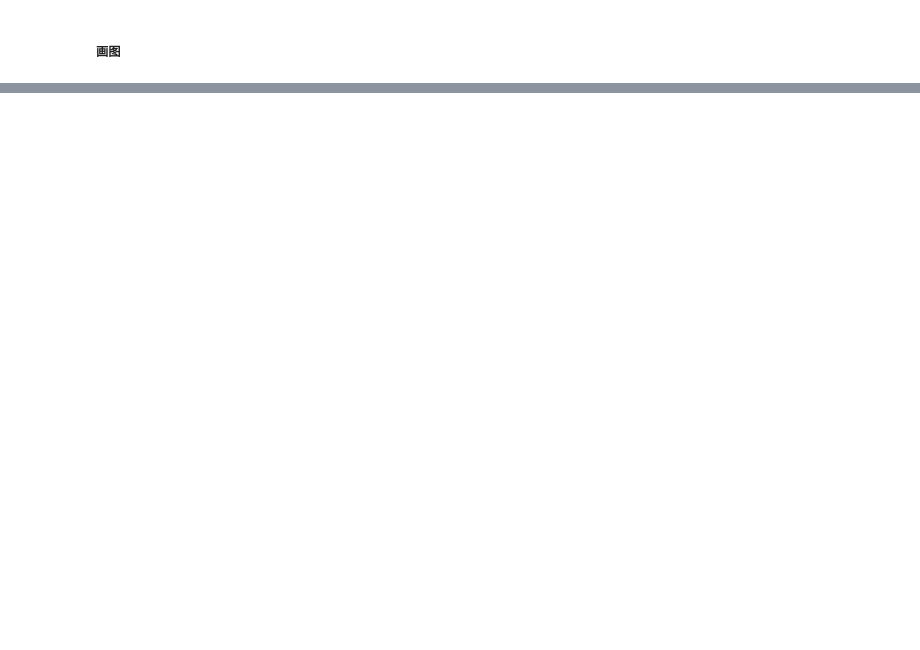
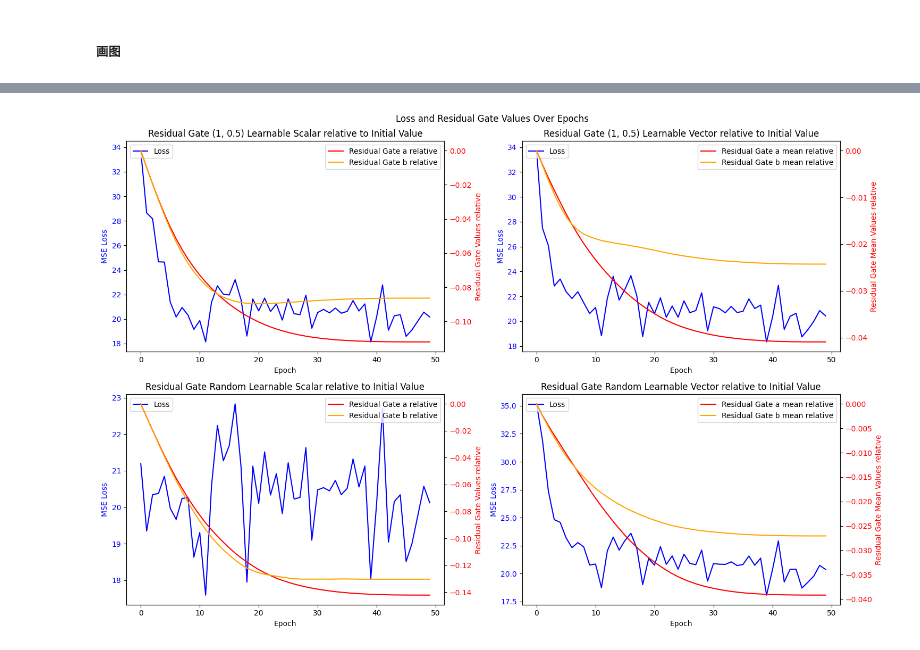
Before and after one commit to Bruce-lhq/looped-transformer-ablation-lab, a Jupyter notebook: Looped_Transformer.ipynb, the cells around one changed output, grey strips where cells are left out. Drawn from its saved outputs; the diff is of its cells as text; code cells hidden in the pictures; blank space fills up the shorter version.

```diff
--- a/Looped_Transformer.ipynb
+++ b/Looped_Transformer.ipynb
@@ -1161,0 +1169,64 @@ plt.show()
+# %%
+# 把loss和residual的变化画在一张图上
+# 在一张图中呈现四张子图，分别代表learnable_scalar的(1,0.5)和random实验，以及learnable_vector的(1,0.5)和random实验，每张子图中同时展示loss曲线和residual_gate_history曲线，方便比较它们之间的关系
+fig, axs = plt.subplots(2, 2, figsize=(15, 10))
+# (1, 0.5) learnable scalar
+axs[0, 0].plot(experiment_with_residual_gate_1_05.loss_history, label='Loss', color='blue')
+axs[0, 0].set_xlabel('Epoch')
+axs[0, 0].set_ylabel('MSE Loss', color='blue')
+axs[0, 0].tick_params(axis='y', labelcolor='blue')
+ax2_1 = axs[0, 0].twinx()
+ax2_1_history = experiment_with_residual_gate_1_05.residual_gate_history
+ax2_1.plot([(h - ax2_1_history[0])[0] for h in ax2_1_history], label='Residual Gate a relative', color='red')
+ax2_1.plot([(h - ax2_1_history[0])[1] for h in ax2_1_history], label='Residual Gate b relative', color='orange')
+ax2_1.set_ylabel('Residual Gate Values relative', color='red')
+ax2_1.tick_params(axis='y', labelcolor='red')
+axs[0, 0].set_title('Residual Gate (1, 0.5) Learnable Scalar relative to Initial Value')
+axs[0, 0].legend(loc='upper left')
+ax2_1.legend(loc='upper right')
+# (1, 0.5) learnable vector
+axs[0, 1].plot(experiment_with_residual_gate_1_05_vector.loss_history, label='Loss', color='blue')
+axs[0, 1].set_xlabel('Epoch')
+axs[0, 1].set_ylabel('MSE Loss', color='blue')
+axs[0, 1].tick_params(axis='y', labelcolor='blue')
+ax2_2 = axs[0, 1].twinx()
+ax2_history = experiment_with_residual_gate_1_05_vector.residual_gate_history
+ax2_2.plot([ax2_history[i][:,0].mean() - ax2_history[0][:,0].mean() for i in range(len(ax2_history))], label='Residual Gate a mean relative', color='red')
+ax2_2.plot([ax2_history[i][:,1].mean() - ax2_history[0][:,1].mean() for i in range(len(ax2_history))], label='Residual Gate b mean relative', color='orange')
+ax2_2.set_ylabel('Residual Gate Mean Values relative', color='red')
+ax2_2.tick_params(axis='y', labelcolor='red')
+axs[0, 1].set_title('Residual Gate (1, 0.5) Learnable Vector relative to Initial Value')
+axs[0, 1].legend(loc='upper left')
+ax2_2.legend(loc='upper right')
+# random learnable scalar
+axs[1, 0].plot(experiment_with_residual_gate_learnable_scalar.loss_history, label='Loss', color='blue')
+axs[1, 0].set_xlabel('Epoch')
+axs[1, 0].set_ylabel('MSE Loss', color='blue')
+axs[1, 0].tick_params(axis='y', labelcolor='blue')
+ax2_3 = axs[1, 0].twinx()
+ax2_3.plot([h[0] - experiment_with_residual_gate_learnable_scalar.residual_gate_history[0][0] for h in experiment_with_residual_gate_learnable_scalar.residual_gate_history], label='Residual Gate a relative', color='red')
+ax2_3.plot([h[1] - experiment_with_residual_gate_learnable_scalar.residual_gate_history[0][1] for h in experiment_with_residual_gate_learnable_scalar.residual_gate_history], label='Residual Gate b relative', color='orange')
+ax2_3.set_ylabel('Residual Gate Values relative', color='red')
+ax2_3.tick_params(axis='y', labelcolor='red')
+axs[1, 0].set_title('Residual Gate Random Learnable Scalar relative to Initial Value')
+axs[1, 0].legend(loc='upper left')
+ax2_3.legend(loc='upper right')
+# random learnable vector
+axs[1, 1].plot(experiment_with_residual_gate_learnable_vector.loss_history, label='Loss', color='blue')
+axs[1, 1].set_xlabel('Epoch')
+axs[1, 1].set_ylabel('MSE Loss', color='blue')
+axs[1, 1].tick_params(axis='y', labelcolor='blue')
+ax2_4 = axs[1, 1].twinx()
+ax2_history = experiment_with_residual_gate_learnable_vector.residual_gate_history
+ax2_4.plot([ax2_history[i][:,0].mean() - ax2_history[0][:,0].mean() for i in range(len(ax2_history))], label='Residual Gate a mean relative', color='red')
+ax2_4.plot([ax2_history[i][:,1].mean() - ax2_history[0][:,1].mean() for i in range(len(ax2_history))], label='Residual Gate b mean relative', color='orange')
+ax2_4.set_ylabel('Residual Gate Mean Values relative', color='red')
+ax2_4.tick_params(axis='y', labelcolor='red')
+axs[1, 1].set_title('Residual Gate Random Learnable Vector relative to Initial Value')
+axs[1, 1].legend(loc='upper left')
+ax2_4.legend(loc='upper right')
+plt.suptitle('Loss and Residual Gate Values Over Epochs')
+plt.tight_layout()
+plt.show()
+# %% [output]
+[figure, added]
```
Also changed, not shown: parts of 15 cells of this notebook, 2 other files.
